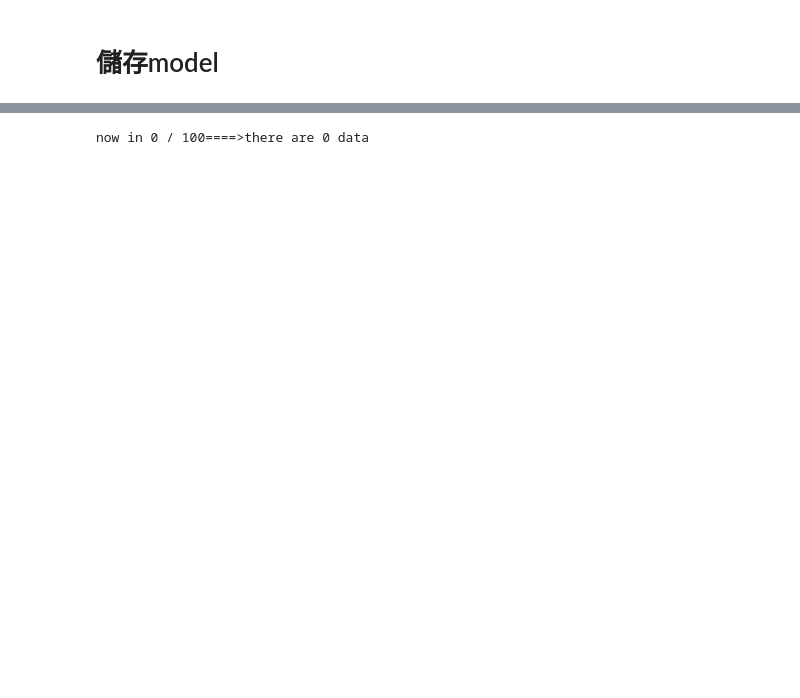
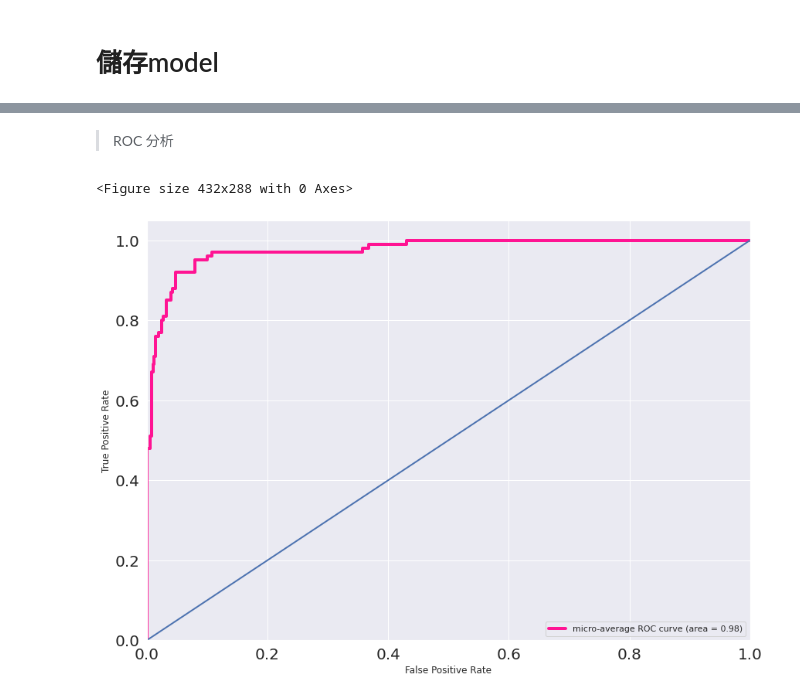
Before and after one commit to yaming8002/cat_sound_dl, a Jupyter notebook: cat_sound_dl.ipynb, the cells around one changed output, grey strips where cells are left out. Cells and saved outputs as stored; diff of their text form; code cells hidden in the pictures; blank space fills up the shorter version.

```diff
--- a/cat_sound_dl.ipynb
+++ b/cat_sound_dl.ipynb
@@ -452,6 +456,7 @@ Epoch 20/200
 # 儲存model
 # %%
 from keras.models import load_model
-
-model.save('/content/drive/My Drive/model202000716_1544.h5')  # creates a HDF5 file 'model.h5'
+#
+model.save(f'/{path}/mode20200826.h5')  # creates a HDF5 file 'model.h5'
+model = load_model(f'/{path}/mode20200826.h5')  # creates a HDF5 file 'model.h5'
 # %% [markdown]
@@ -530,5 +519,56 @@ test loss: 0.2576535642147064  test accuracy: 0.8996363282203674
-# %%
-# x_train,y_train =  GetFataFromNp(x_train_o,y_train_o ,add_size=10)
-x_test,y_test =  GetFataFromNp(x_test_o,y_test_o ,add_size=30)
-# %% [output]
-now in 0 / 100====>there are 0 data
+# %% [markdown]
+> ROC 分析
+# %%
+from sklearn.metrics import roc_curve, auc
+from scipy import interp
+from itertools import cycle
+x_test_o=np.load(f'{path}/x_test_o.npy',allow_pickle=1)
+x_test = list()
+for x in x_test_o:
+  x_temp = wav2mfcc(x[0])
+  x_test.append(x_temp)
+
+x_test = np.array(x_test).reshape(100,20,512,1)
+
+y_test=np.load(f'{path}/y_test_o.npy')
+fpr = dict()
+tpr = dict()
+roc_auc = dict()
+y_score = model.predict(x_test)
+
+for i in range(5):
+  fpr[i], tpr[i], _ = roc_curve(y_test[:, i], y_score[:, i])
+  roc_auc[i] = auc(fpr[i], tpr[i])
+
+fpr["micro"], tpr["micro"], _ = roc_curve(y_test.ravel(), y_score.ravel())
+roc_auc["micro"] = auc(fpr["micro"], tpr["micro"])
+
+all_fpr = np.unique(np.concatenate([fpr[i] for i in range(5)]))
+# Then interpolate all ROC curves at this points
+mean_tpr = np.zeros_like(all_fpr)
+for i in range(5):
+  mean_tpr += interp(all_fpr, fpr[i], tpr[i])
+# Finally average it and compute AUC
+mean_tpr /= 5
+fpr["macro"] = all_fpr
+tpr["macro"] = mean_tpr
+roc_auc["macro"] = auc(fpr["macro"], tpr["macro"])
+
+lw=2
+plt.figure()
+plt.subplots(figsize = (14, 10))
+plt.plot(fpr["micro"], tpr["micro"], label='micro-average ROC curve (area = {0:0.2f})' ''.format(roc_auc["micro"]), color='deeppink', linestyle='-', linewidth=4)
+colors = cycle(['aqua', 'darkorange', 'cornflowerblue'])
+plt.plot([0, 1], [0, 1], '-', lw=lw)
+plt.xlim([0.0, 1.0])
+plt.ylim([0.0, 1.05])
+plt.xticks(fontsize=20)
+plt.yticks(fontsize=20)
+plt.xlabel('False Positive Rate')
+plt.ylabel('True Positive Rate')
+plt.legend(loc="lower right")
+
+plt.show()
+# %% [output]
+<Figure size 432x288 with 0 Axes>
+[figure, added]
```
Also changed, not shown: parts of 33 cells of this notebook.
